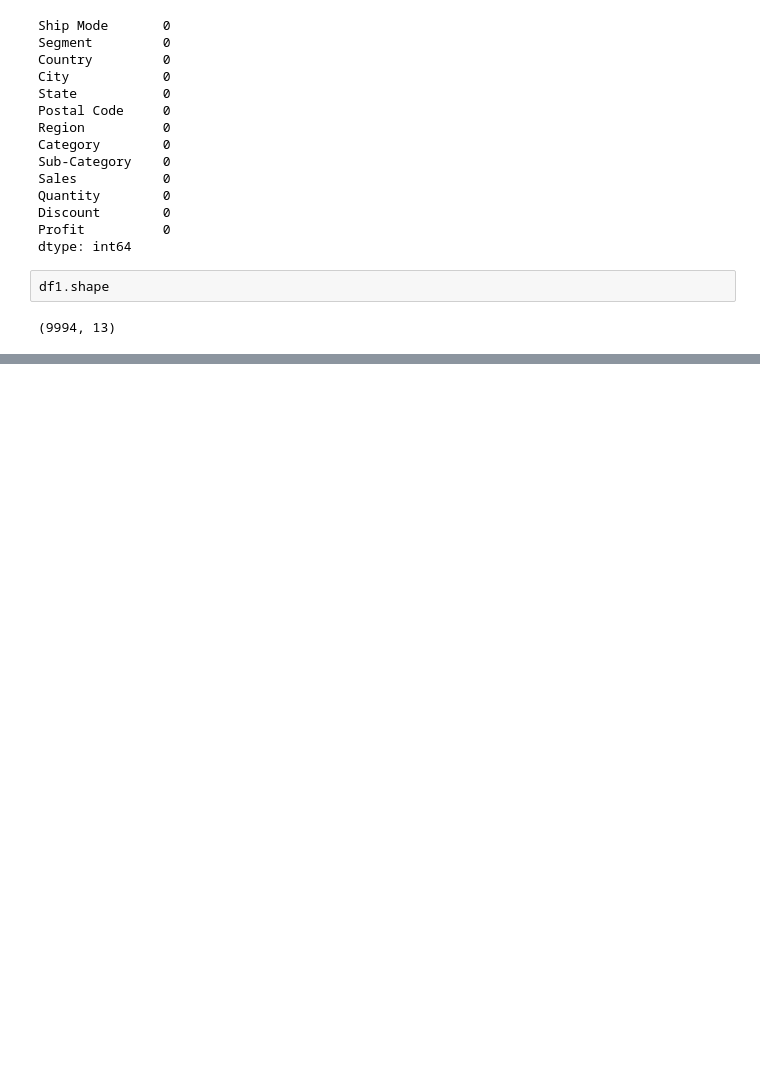
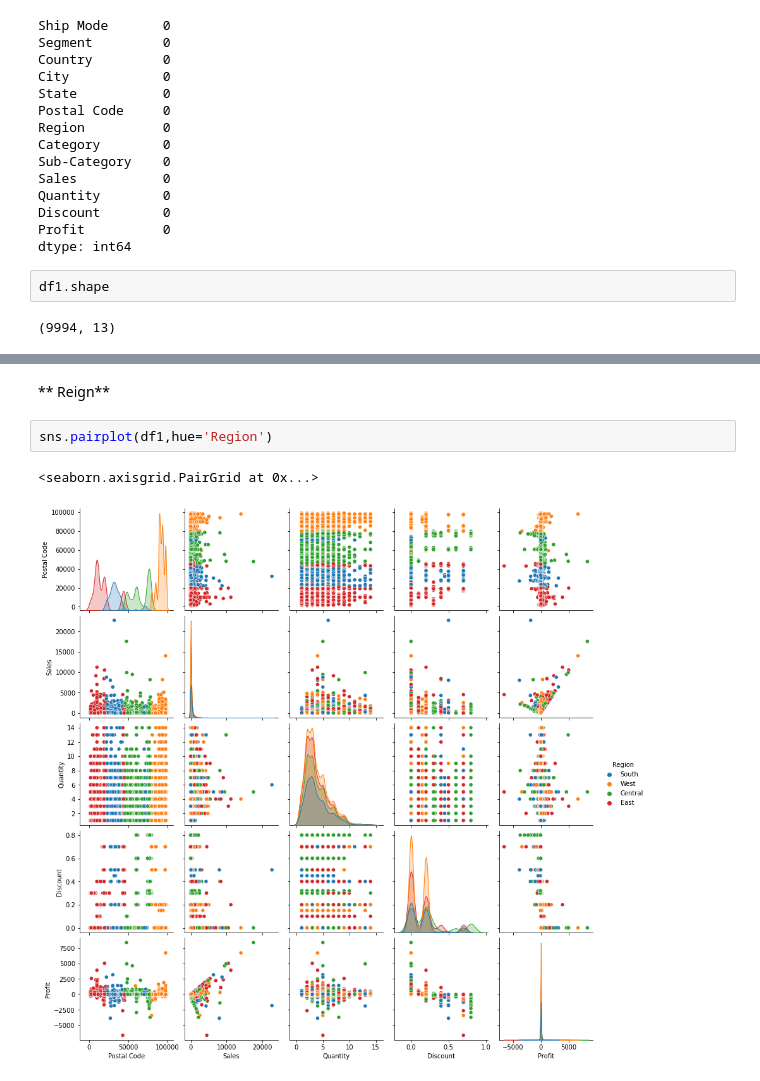
Before and after one commit to ziaArzoo/spark-foundation, a Jupyter notebook: analysis.ipynb, the cells around one changed output, grey strips where cells are left out. Drawn from its saved outputs; the diff is of its cells as text; blank space fills up the shorter version.

```diff
--- a/analysis.ipynb
+++ b/analysis.ipynb
@@ -115,0 +102,7 @@ plt.title('Sub-Category',fontsize=20)
+# %% [markdown]
+** Reign**
+# %%
+sns.pairplot(df1,hue='Region')
+# %% [output]
+<seaborn.axisgrid.PairGrid at 0x...>
+[figure, added]
```
Also changed, not shown: parts of 52 cells of this notebook.
